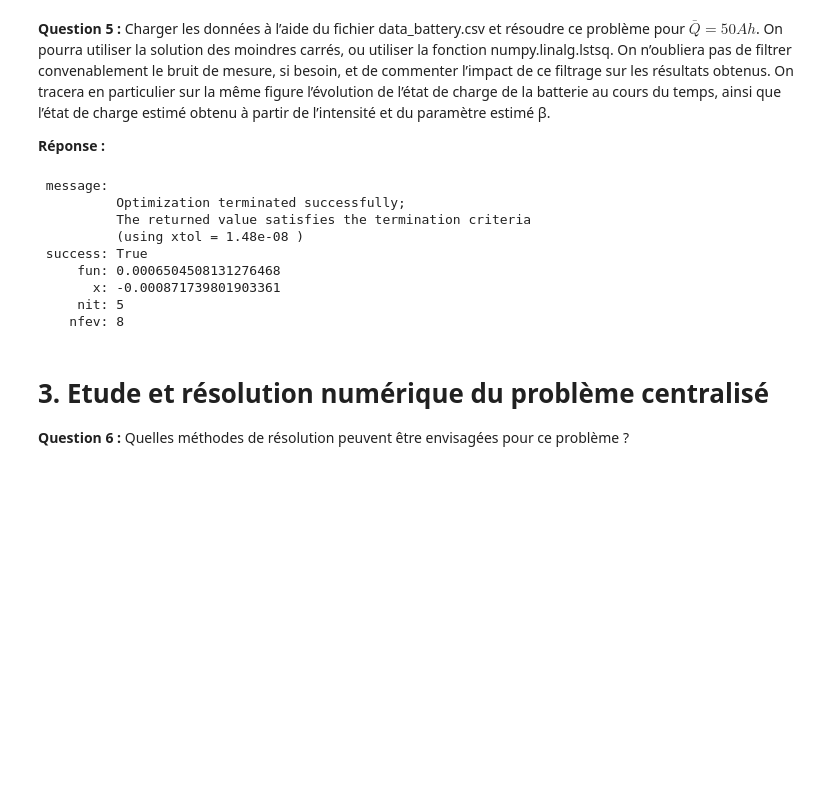
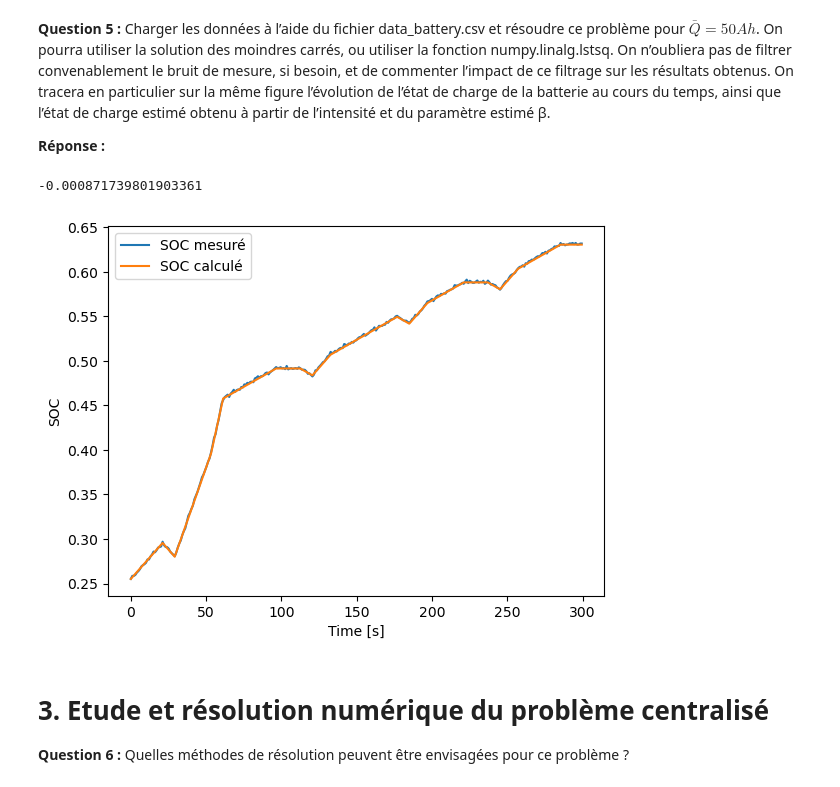
Before and after one commit to noamguillou/Projet-optimisation-groupe-4, a Jupyter notebook: milles_bornes.ipynb, the cells around one changed output. Cells and saved outputs as stored; diff of their text form; code cells hidden in the pictures; blank space fills up the shorter version.

```diff
--- a/milles_bornes.ipynb
+++ b/milles_bornes.ipynb
@@ -86,8 +86,8 @@ import scipy as sp
 
 df = pd.read_csv('data_battery.csv')
 # Il y a une erreur dans le csv : les batteries se déchargent au lieu de se charger. Il faut inverser les données pour que ça marche.
-df = df.iloc[::-1].reset_index(drop=True)
-
+df['SOC [%]'] = df['SOC [%]'].values[::-1]
+df['I [kA]'] = df['I [kA]'].values[::-1]
 
 Q_barre = 50
 d_t = 1
@@ -99,21 +99,27 @@ def g(beta):
     for i in range(len(df)-1):
         S += ((df['SOC [%]'][i+1] - df['SOC [%]'][i])-(d_t*beta*U*df['I [kA]'][i])/(Q_barre))**2
     return S
-
-# On utilise la méthode des moindes carrées pour trouver le beta qui minimise g
-
-beta = sp.optimize.minimize_scalar(g)
+# On utilise la fonction minimize_scalar de scipy pour trouver le minimum de g
+beta = sp.optimize.minimize_scalar(g).x
 print(beta)
 # %% [output]
- message:
-          Optimization terminated successfully;
-          The returned value satisfies the termination criteria
-          (using xtol = 1.48e-08 )
- success: True
-     fun: 0.0006504508131276468
-       x: -0.000871739801903361
-     nit: 5
-    nfev: 8
+-0.000871739801903361
+# %%
+SOC_calcule = [df['SOC [%]'].iloc[0]]
+for i in range(len(df) - 1):
+    delta_Q = (d_t * beta * U * df['I [kA]'].iloc[i]) / Q_barre
+    nouveau_soc = SOC_calcule[-1] + delta_Q
+    SOC_calcule.append(nouveau_soc)
+
+
+plt.plot(df['Time [s]'], df['SOC [%]'], label='SOC mesuré')
+plt.plot(df['Time [s]'], SOC_calcule, label='SOC calculé')
+plt.xlabel('Time [s]')
+plt.ylabel('SOC')
+plt.legend()
+plt.show()
+# %% [output]
+[figure, added]
 # %% [markdown]
 # 3. Etude et résolution numérique du problème centralisé #
 **Question 6 :** Quelles méthodes de résolution peuvent être envisagées pour ce problème ?
```
